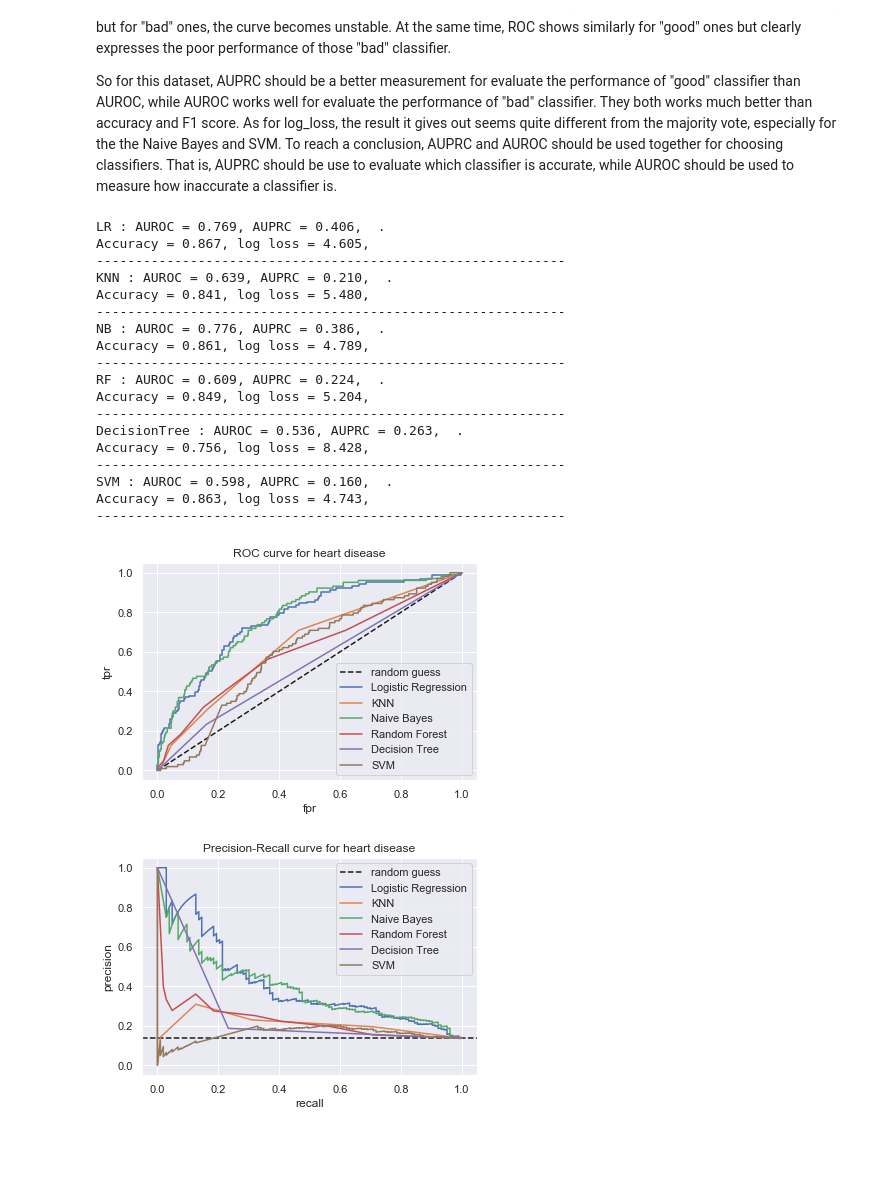
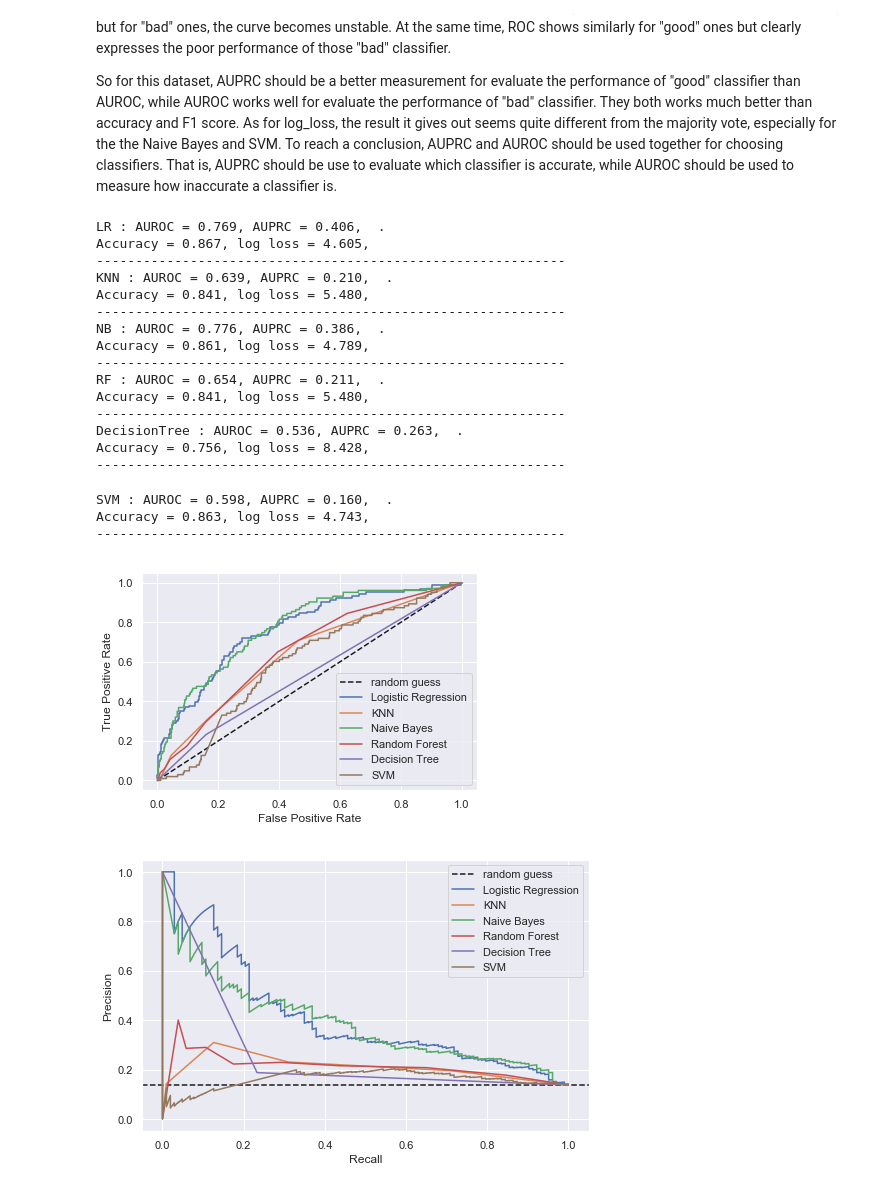
Before and after one commit to SherylHYX/AUROC-vs-AUPRC, a Jupyter notebook: heart_disease/heart_disease.ipynb, the cells around one changed output. Drawn from its saved outputs; the diff is of its cells as text; code cells hidden in the pictures; blank space fills up the shorter version.

```diff
--- a/heart_disease/heart_disease.ipynb
+++ b/heart_disease/heart_disease.ipynb
@@ -713,42 +713,40 @@ for i in range(7):
 plt.ylabel('True Positive Rate')
 plt.xlabel('False Positive Rate')
 plt.rcParams["figure.figsize"] = (8,5)
-plt.title(title_name)
 plt.legend(['random guess','Logistic Regression','KNN','Naive Bayes','Random Forest','Decision Tree','SVM'])
-save_name = 'heart disease_ROC_curve_new.png'
+save_name = 'heart_disease_ROC_curve_new.png'
 plt.savefig(save_name)
 plt.show()
 
 # plot PRC
 plt.axhline(y=test_ratio, xmin=0, xmax=1,color='k', linestyle = '--')
 for i in range(7):
     plt.plot(recall_full[prc_cut[i]:prc_cut[i + 1]],precision_full[prc_cut[i]:prc_cut[i + 1]], label=name)
-plt.rcParams["figure.figsize"] = (8,5)
 plt.xlabel('Recall')
 plt.ylabel('Precision')
-plt.title(title_name)
+plt.rcParams["figure.figsize"] = (8,5)
 plt.legend(['random guess','Logistic Regression','KNN','Naive Bayes','Random Forest','Decision Tree','SVM'])
-save_name = 'heart disease_PRcurve_new.png'
+save_name = 'heart_disease_PRcurve_new.png'
 plt.savefig(save_name)
 plt.show()
 # %% [output]
 LR : AUROC = 0.769, AUPRC = 0.406,  .
 Accuracy = 0.867, log loss = 4.605,
 ------------------------------------------------------------
 KNN : AUROC = 0.639, AUPRC = 0.210,  .
 Accuracy = 0.841, log loss = 5.480,
 ------------------------------------------------------------
 NB : AUROC = 0.776, AUPRC = 0.386,  .
 Accuracy = 0.861, log loss = 4.789,
 ------------------------------------------------------------
-RF : AUROC = 0.609, AUPRC = 0.224,  .
-Accuracy = 0.849, log loss = 5.204,
+RF : AUROC = 0.654, AUPRC = 0.211,  .
+Accuracy = 0.841, log loss = 5.480,
 ------------------------------------------------------------
 DecisionTree : AUROC = 0.536, AUPRC = 0.263,  .
 Accuracy = 0.756, log loss = 8.428,
 ------------------------------------------------------------
-SVM : AUROC = 0.598, AUPRC = 0.160,  .
-Accuracy = 0.863, log loss = 4.743,
-------------------------------------------------------------
+SVM : AUROC = 0.598, AUPRC = 0.160,  .
+Accuracy = 0.863, log loss = 4.743,
+------------------------------------------------------------
-[figure, old version]
+[figure, new version]
-[figure, old version]
+[figure, new version]
```
Also changed, not shown: parts of 9 cells of this notebook, 19 other files.
